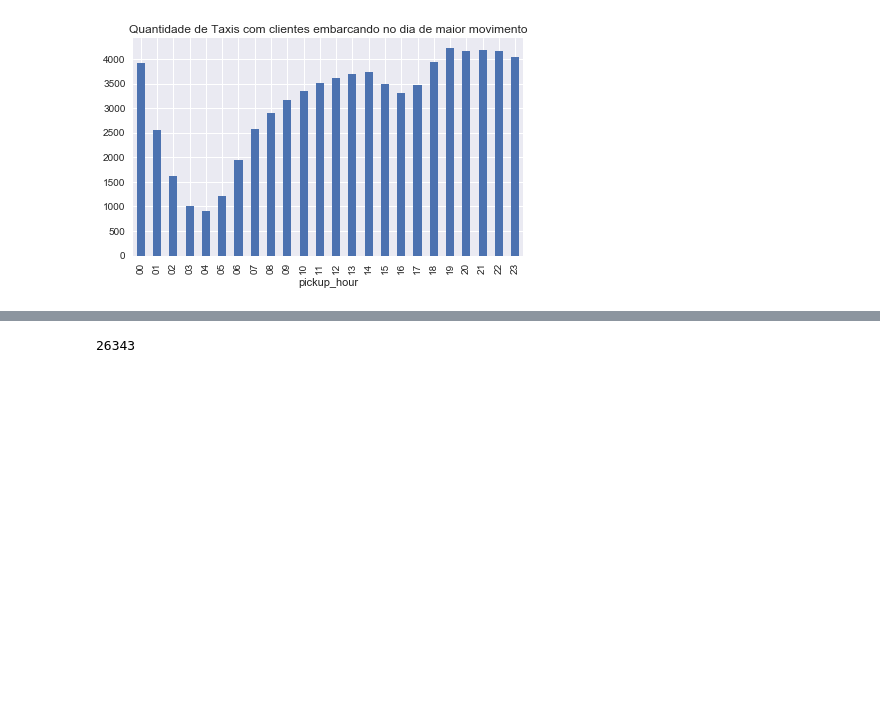
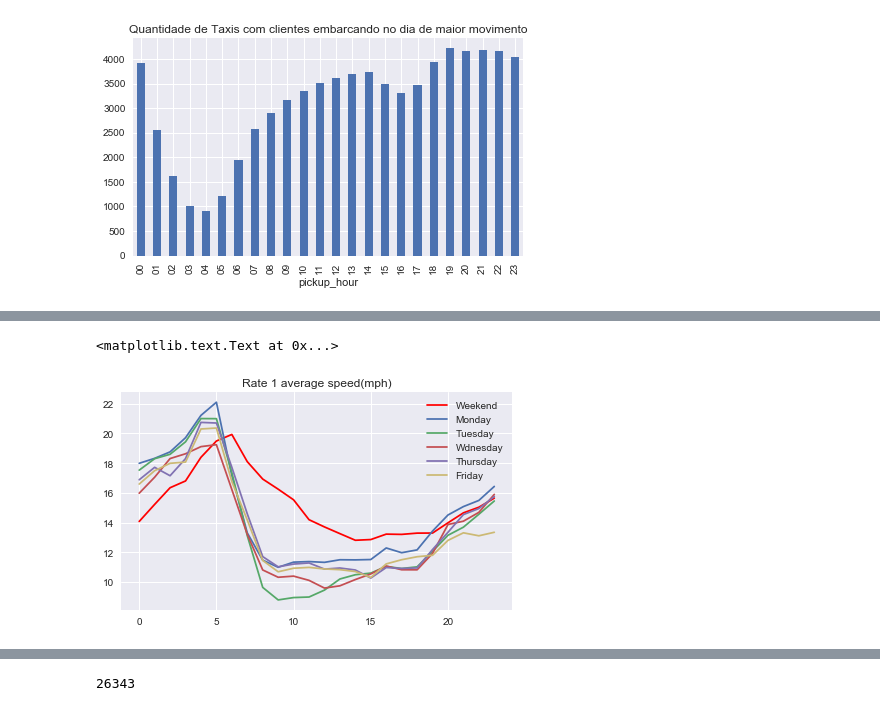
Before and after one commit to guilhermemarson/Taxis-exploratory, a Jupyter notebook: Initial-Exploration.ipynb, the cells around one changed output, grey strips where cells are left out. Saved outputs shown, nothing was run; the diff lists cells and outputs as text; code cells hidden in the pictures; blank space fills up the shorter version.

```diff
--- a/Initial-Exploration.ipynb
+++ b/Initial-Exploration.ipynb
@@ -319,0 +336,12 @@ df.ix[df['pickup_day']=='08',:].groupby(by=['pickup_hour'])[' hack_license'].nun
+# %%
+plt.plot(df.ix[(df[' rate_code']==1) & (df['weekday'].isin([5,6])), ['pickup_hour', 'speed_mph']].groupby('pickup_hour').mean().reset_index().sort_values(by='pickup_hour').drop('pickup_hour',1), label='Weekend', color='r')
+plt.plot(df.ix[(df[' rate_code']==1) & (df['weekday'].isin([0])), ['pickup_hour', 'speed_mph']].groupby('pickup_hour').mean().reset_index().sort_values(by='pickup_hour').drop('pickup_hour',1), label='Monday')
+plt.plot(df.ix[(df[' rate_code']==1) & (df['weekday'].isin([1])), ['pickup_hour', 'speed_mph']].groupby('pickup_hour').mean().reset_index().sort_values(by='pickup_hour').drop('pickup_hour',1), label='Tuesday')
+plt.plot(df.ix[(df[' rate_code']==1) & (df['weekday'].isin([2])), ['pickup_hour', 'speed_mph']].groupby('pickup_hour').mean().reset_index().sort_values(by='pickup_hour').drop('pickup_hour',1), label='Wednesday')
+plt.plot(df.ix[(df[' rate_code']==1) & (df['weekday'].isin([3])), ['pickup_hour', 'speed_mph']].groupby('pickup_hour').mean().reset_index().sort_values(by='pickup_hour').drop('pickup_hour',1), label='Thursday')
+plt.plot(df.ix[(df[' rate_code']==1) & (df['weekday'].isin([4])), ['pickup_hour', 'speed_mph']].groupby('pickup_hour').mean().reset_index().sort_values(by='pickup_hour').drop('pickup_hour',1), label='Friday')
+plt.legend(['Weekend', 'Monday', 'Tuesday', 'Wdnesday', 'Thursday', 'Friday'])
+plt.title('Rate 1 average speed(mph)')
+# %% [output]
+<matplotlib.text.Text at 0x...>
+[figure, added]
```
Also changed, not shown: parts of 23 cells of this notebook.
